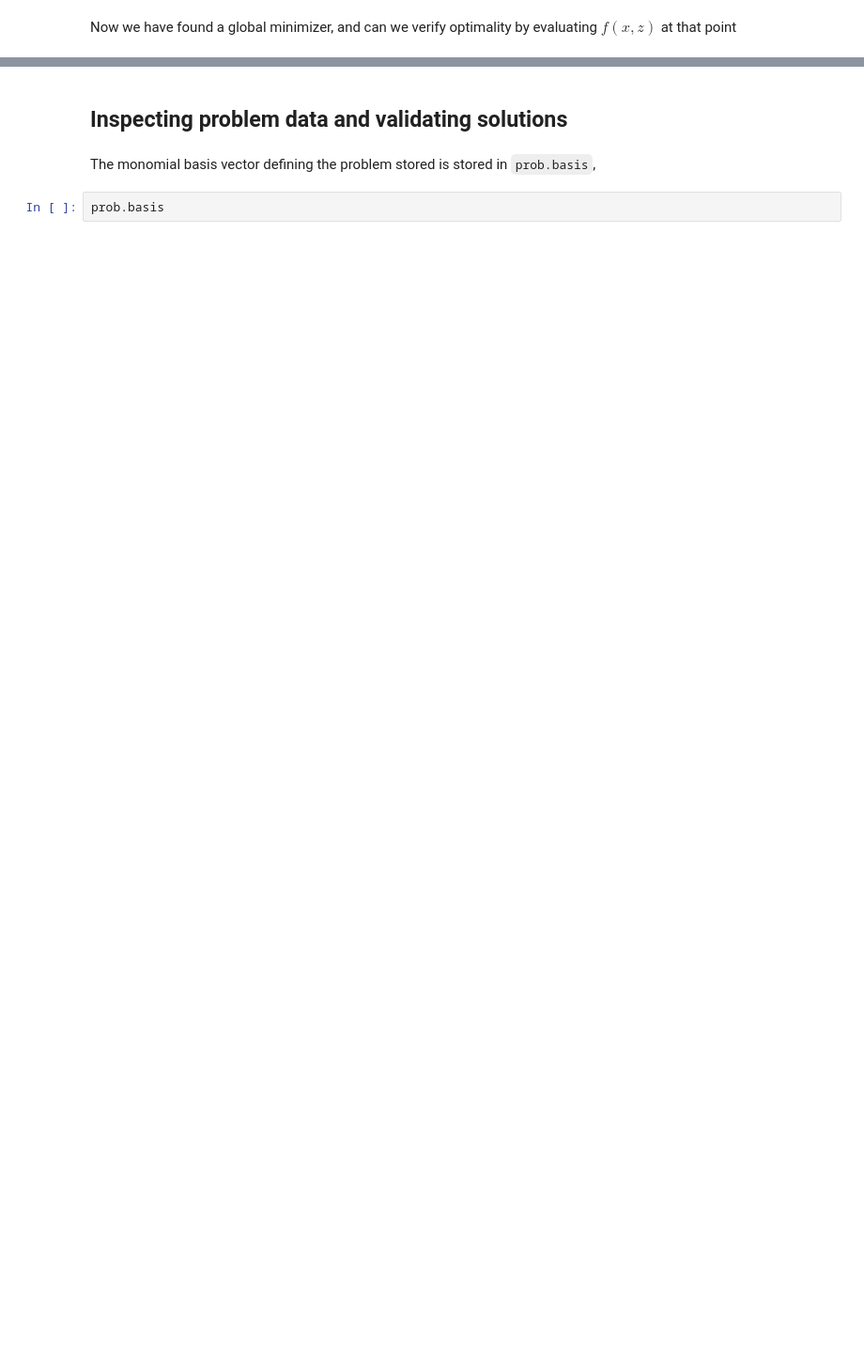
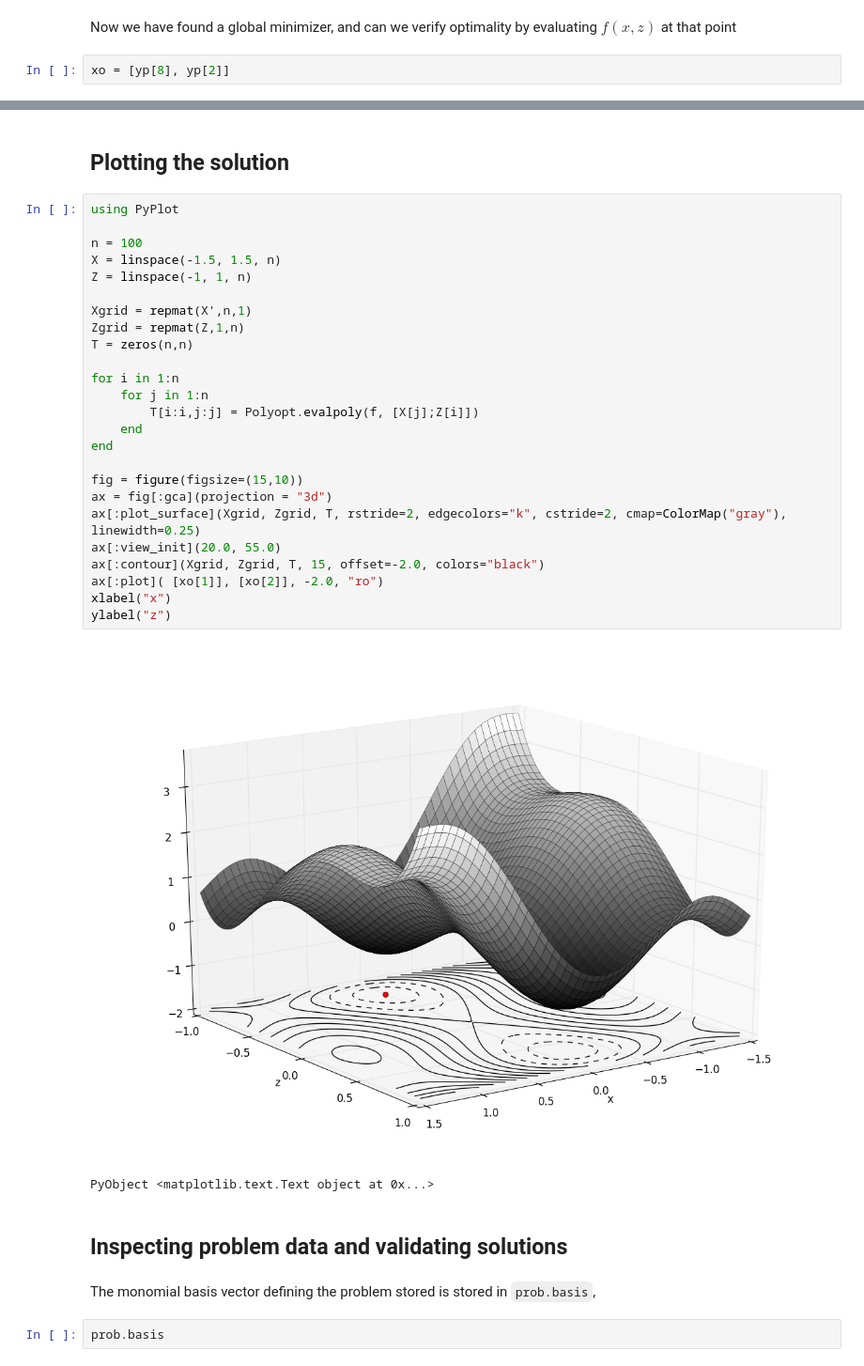
Before and after one commit to MOSEK/Polyopt.jl, a Jupyter notebook: notebooks/unconstrained1.ipynb, the cells around one changed output, grey strips where cells are left out. Shown at 94% size. Drawn from its saved outputs; the diff is of its cells as text; blank space fills up the shorter version.

```diff
--- a/notebooks/unconstrained1.ipynb
+++ b/notebooks/unconstrained1.ipynb
@@ -127,2 +127,4 @@ tp
 # %% [markdown]
 Now we have found a global minimizer, and can we verify optimality by evaluating $f(x,z)$ at that point
+# %%
+xo = [yp[8], yp[2]]
@@ -133,3 +139,33 @@ Polyopt.evalpoly(f, yp[2:3])
+# %% [markdown]
+## Plotting the solution
+# %%
+using PyPlot
+
+n = 100
+X = linspace(-1.5, 1.5, n)
+Z = linspace(-1, 1, n)
+
+Xgrid = repmat(X',n,1)
+Zgrid = repmat(Z,1,n)
+T = zeros(n,n)
+
+for i in 1:n
+    for j in 1:n
+        T[i:i,j:j] = Polyopt.evalpoly(f, [X[j];Z[i]])
+    end
+end
+
+fig = figure(figsize=(15,10))
+ax = fig[:gca](projection = "3d")
+ax[:plot_surface](Xgrid, Zgrid, T, rstride=2, edgecolors="k", cstride=2, cmap=ColorMap("gray"), linewidth=0.25)
+ax[:view_init](20.0, 55.0)
+ax[:contour](Xgrid, Zgrid, T, 15, offset=-2.0, colors="black")
+ax[:plot]( [xo[1]], [xo[2]], -2.0, "ro")
+xlabel("x")
+ylabel("z")
+# %% [output]
+[figure, added]
+PyObject <matplotlib.text.Text object at 0x...>
 # %% [markdown]
 ## Inspecting problem data and validating solutions
 # %% [markdown]
```
Also changed, not shown: parts of 20 cells of this notebook.
